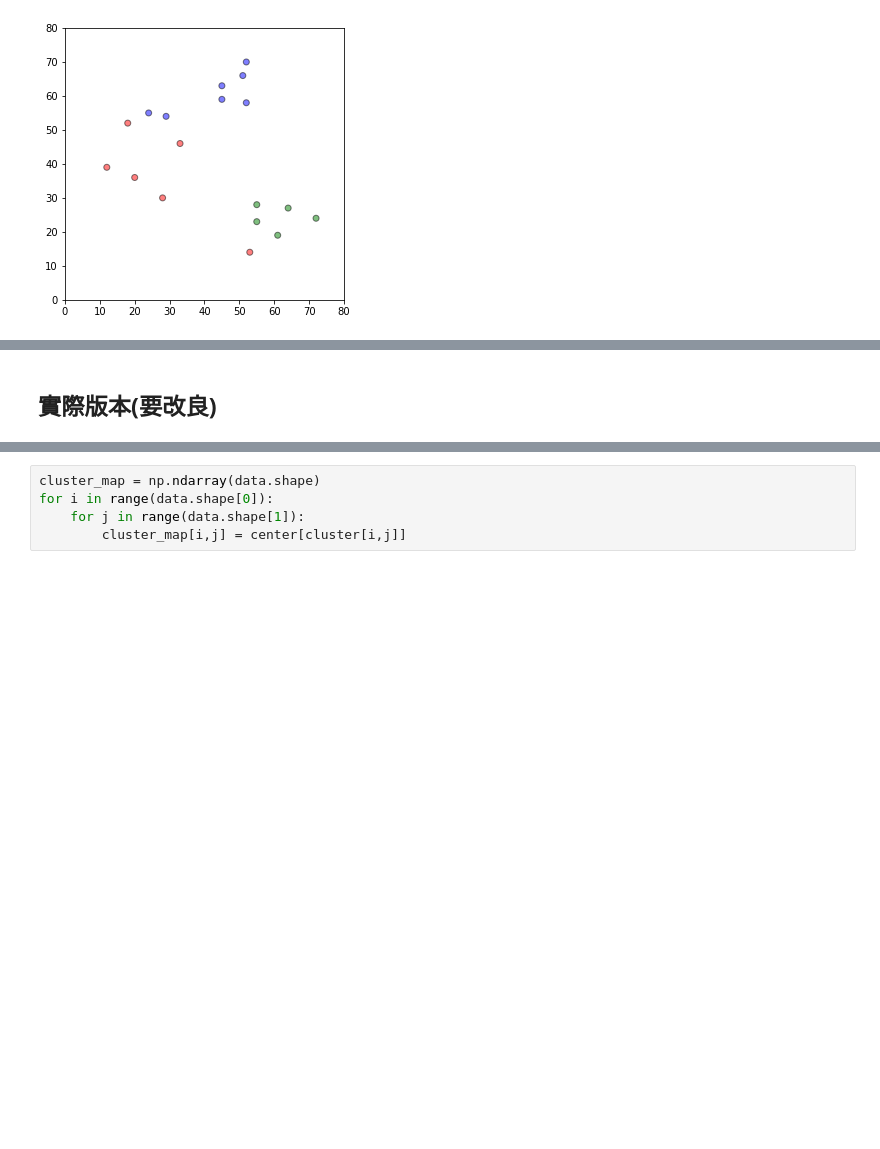
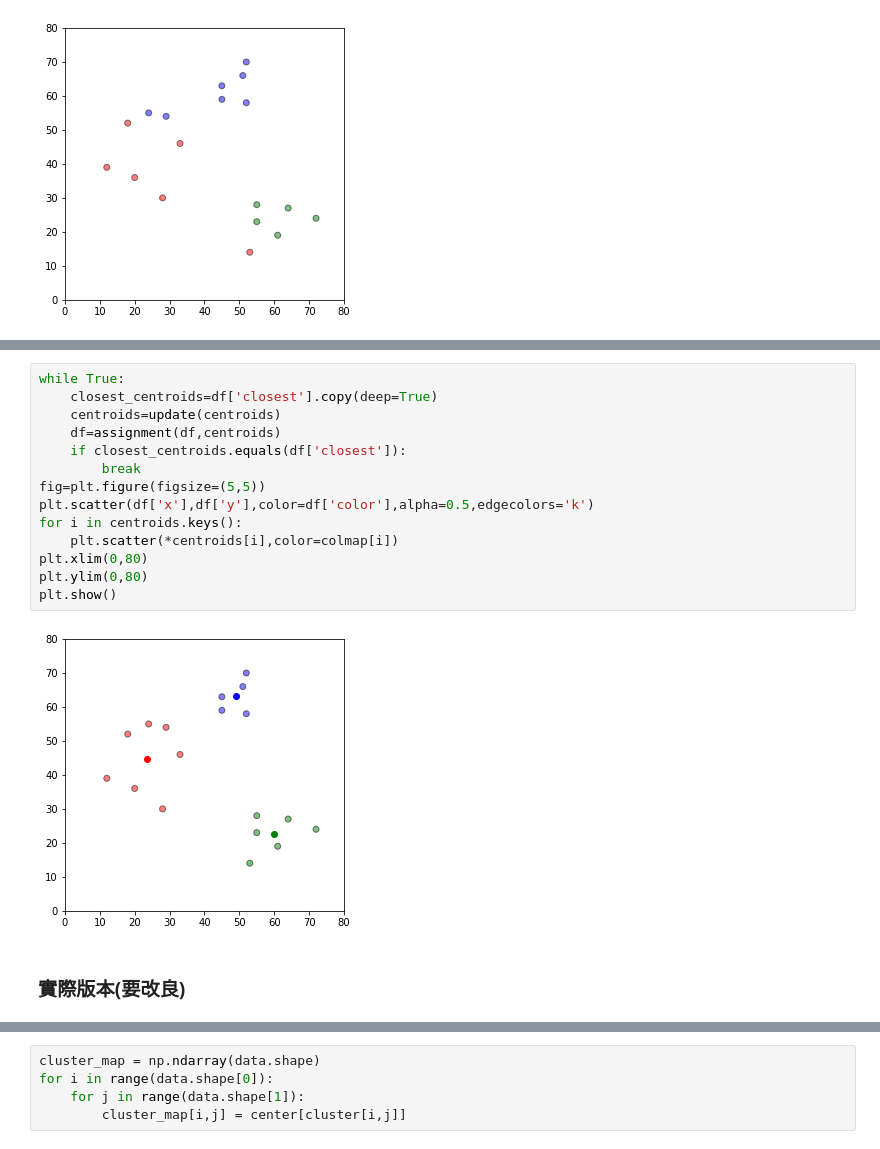
Before and after one commit to jetsql/image-processing, a Jupyter notebook: kmeans.ipynb, the cells around one changed output, grey strips where cells are left out. Saved outputs shown, nothing was run; the diff lists cells and outputs as text; blank space fills up the shorter version.

```diff
--- a/kmeans.ipynb
+++ b/kmeans.ipynb
@@ -70,5 +117,21 @@ plt.show()
+# %%
+while True:
+    closest_centroids=df['closest'].copy(deep=True)
+    centroids=update(centroids)
+    df=assignment(df,centroids)
+    if closest_centroids.equals(df['closest']):
+        break
+fig=plt.figure(figsize=(5,5))
+plt.scatter(df['x'],df['y'],color=df['color'],alpha=0.5,edgecolors='k')
+for i in centroids.keys():
+    plt.scatter(*centroids[i],color=colmap[i])
+plt.xlim(0,80)
+plt.ylim(0,80)
+plt.show()
+# %% [output]
+[figure, added]
 # %% [markdown]
-## 實際版本(要改良)
+### 實際版本(要改良)
 # %%
 #kmean中心點設定為3
 K = 3
```
Also changed, not shown: parts of 11 cells of this notebook.
